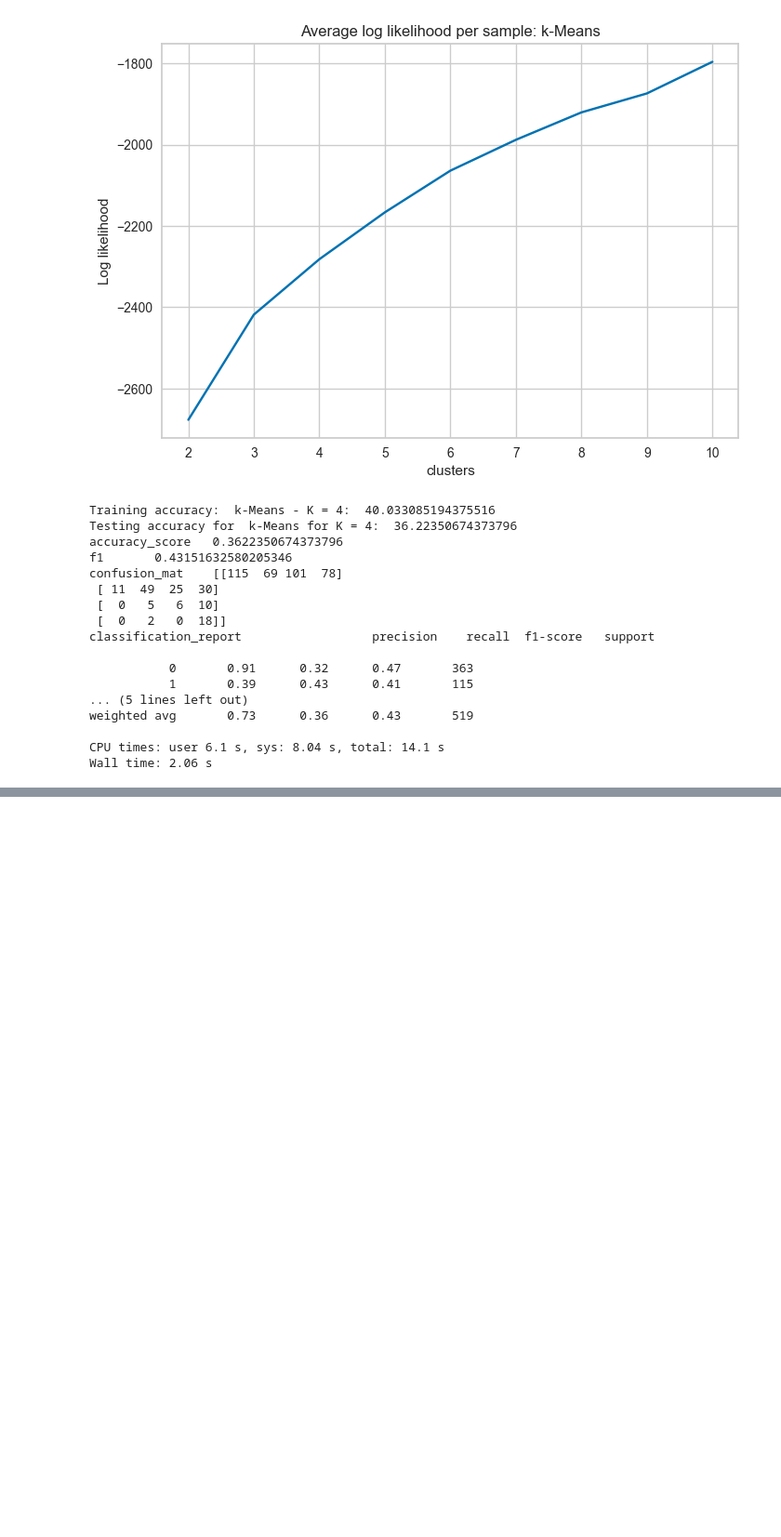
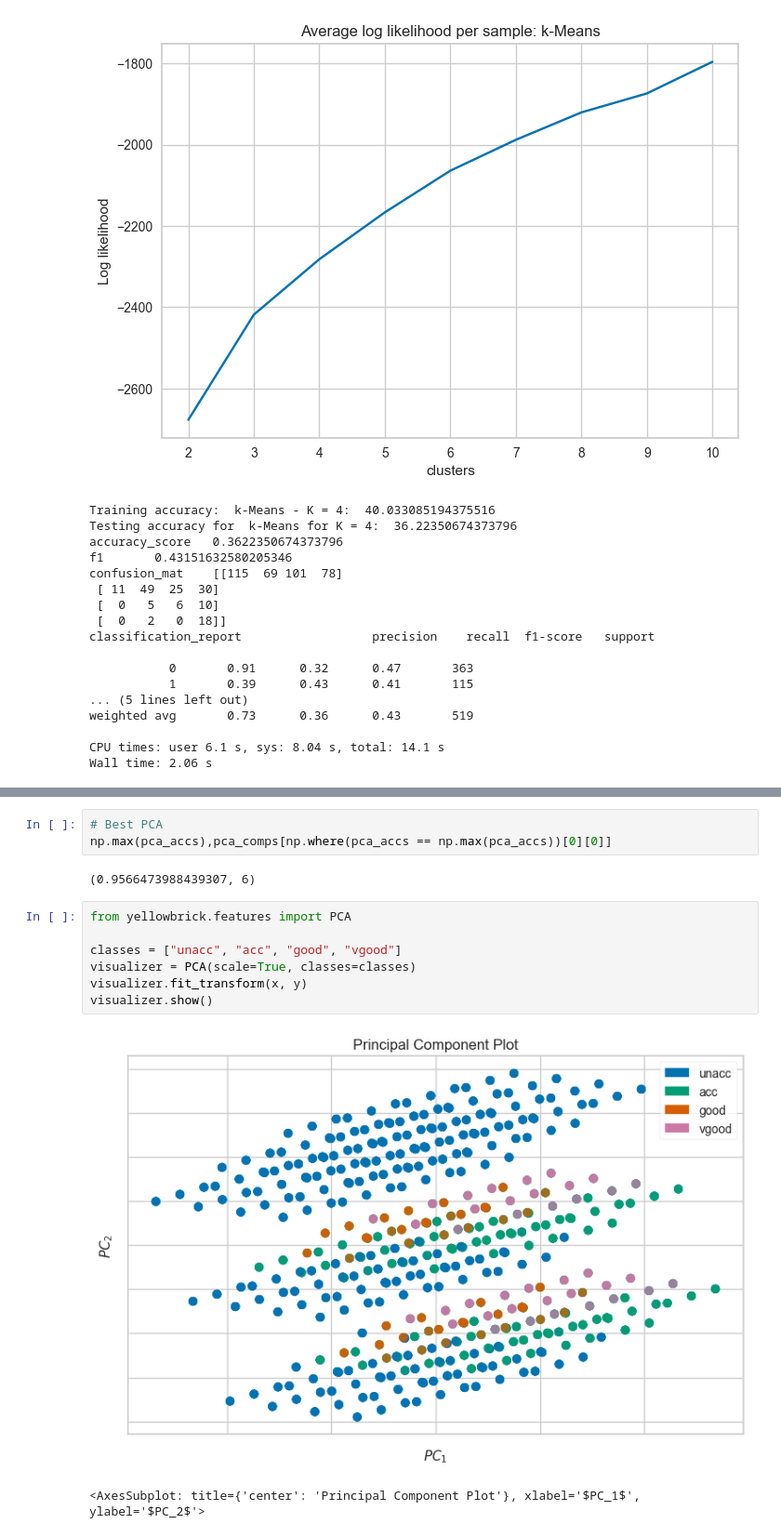
Before and after one commit to fonylew/machine-learning, a Jupyter notebook: unsupervised_learning/car_clustering.ipynb, the cells around one changed output, grey strips where cells are left out. Shown at 93% size. Drawn from its saved outputs; the diff is of its cells as text; blank space fills up the shorter version.

```diff
--- a/unsupervised_learning/car_clustering.ipynb
+++ b/unsupervised_learning/car_clustering.ipynb
@@ -261,0 +343,15 @@ Wall time: 2.06 s
+# %%
+# Best PCA
+np.max(pca_accs),pca_comps[np.where(pca_accs == np.max(pca_accs))[0][0]]
+# %% [output]
+(0.9566473988439307, 6)
+# %%
+from yellowbrick.features import PCA
+
+classes = ["unacc", "acc", "good", "vgood"]
+visualizer = PCA(scale=True, classes=classes)
+visualizer.fit_transform(x, y)
+visualizer.show()
+# %% [output]
+[figure, added]
+<AxesSubplot: title={'center': 'Principal Component Plot'}, xlabel='$PC_1$', ylabel='$PC_2$'>
```
Also changed, not shown: parts of 22 cells of this notebook, 2 other files.
